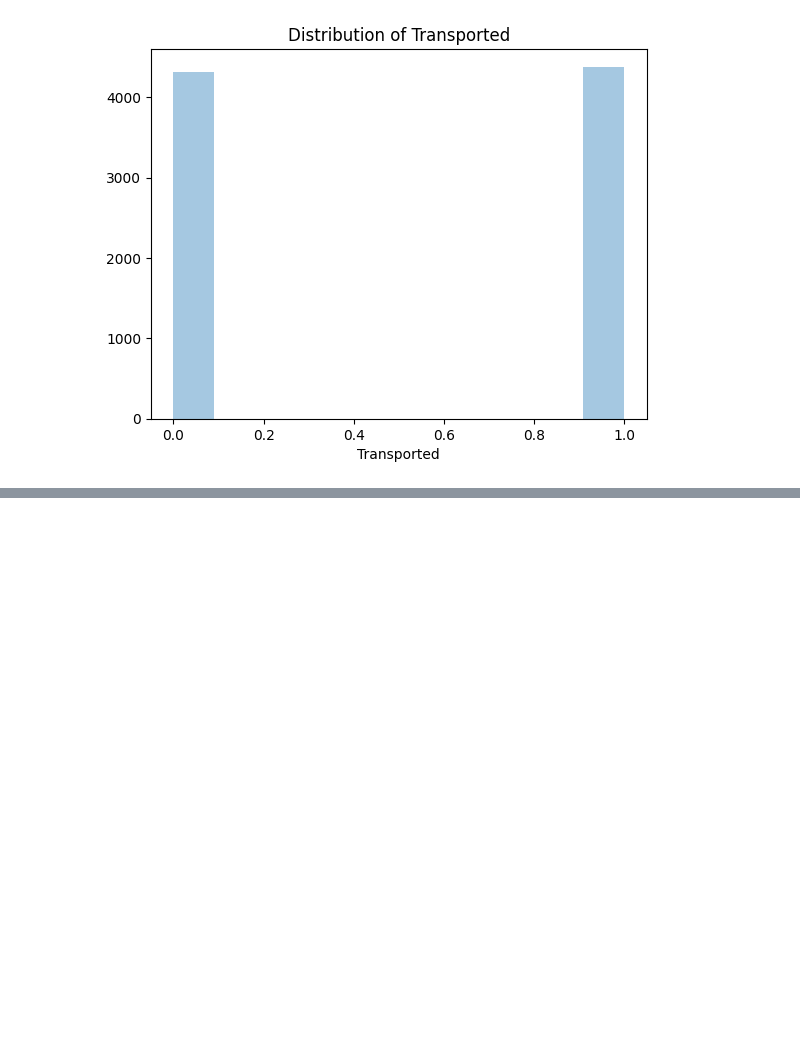
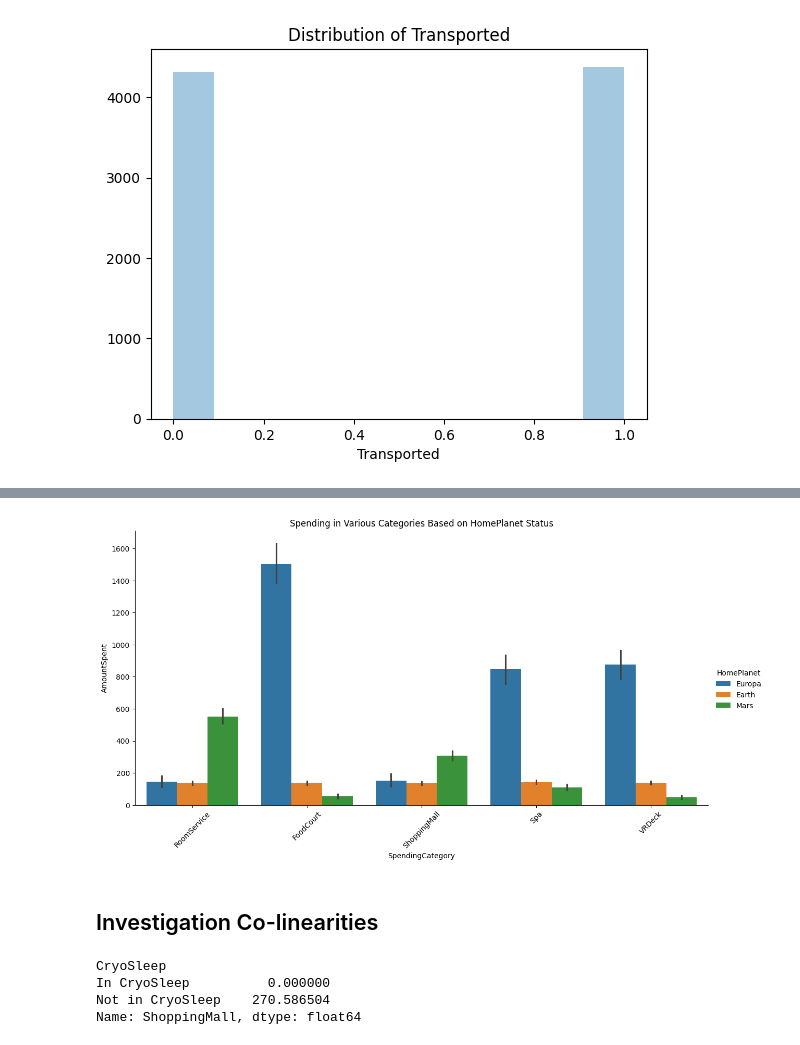
Before and after one commit to samcohen1/BigMenDoingASecondProject, a Jupyter notebook: project.ipynb, the cells around one changed output, grey strips where cells are left out. Drawn from its saved outputs; the diff is of its cells as text; code cells hidden in the pictures; blank space fills up the shorter version.

```diff
--- a/project.ipynb
+++ b/project.ipynb
@@ -70,0 +162,26 @@ plot_transported()
+# %%
+def plot_spending_relationships_categorical(df, category_column, spending_categories):
+    # Melt the DataFrame to make it suitable for sns.catplot
+    melted_df = df.melt(id_vars=[category_column], value_vars=spending_categories,
+                        var_name='SpendingCategory', value_name='AmountSpent')
+
+    # Plotting
+    sns.catplot(x='SpendingCategory', y='AmountSpent', hue=category_column, kind='bar', data=melted_df, height=6, aspect=2)
+    plt.title(f'Spending in Various Categories Based on {category_column} Status')
+    plt.xticks(rotation=45)
+    plt.show()
+
+# Example usage:
+plot_spending_relationships_categorical(train_df, 'HomePlanet', ['RoomService', 'FoodCourt', 'ShoppingMall', 'Spa', 'VRDeck'])
+# %% [output]
+[figure, added]
+# %% [markdown]
+## Investigation Co-linearities
+# %%
+group_means = train_df.groupby(['CryoSleep'])['ShoppingMall'].mean()
+print(group_means)
+# %% [output]
+CryoSleep
+In CryoSleep          0.000000
+Not in CryoSleep    270.586504
+Name: ShoppingMall, dtype: float64
```
Also changed, not shown: parts of 6 cells of this notebook.
